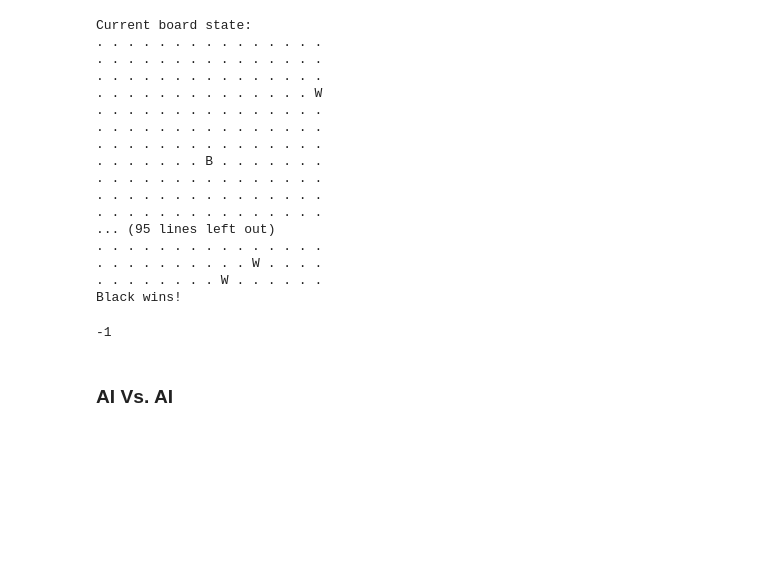
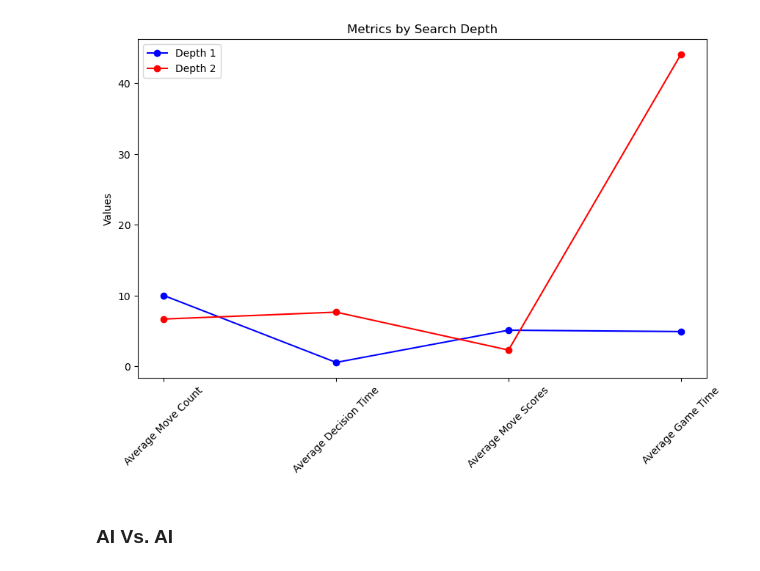
Before and after one commit to gabriel-ferreira-life/572_artificial_intelligece, a Jupyter notebook: Labs/Lab2_Gomoku_Game/AIMA/Play_Test.ipynb, the cells around one changed output. Drawn from its saved outputs; the diff is of its cells as text; code cells hidden in the pictures; blank space fills up the shorter version.

Commit message:
Depth Analysis - Completed

```diff
--- a/Labs/Lab2_Gomoku_Game/AIMA/Play_Test.ipynb
+++ b/Labs/Lab2_Gomoku_Game/AIMA/Play_Test.ipynb
@@ -6,30 +112,40 @@ from players_test import *
+# %%
+import matplotlib.pyplot as plt
+import numpy as np
+
+# Metrics data
+metrics_labels = ['Average Move Count', 'Average Decision Time', 'Average Move Scores', 'Average Game Time']
+depth_1_values = [10.0, 0.5366666666666667, 5.093333333333334, 4.8999999999999995]
+depth_2_values = [6.666666666666667, 7.646666666666666, 2.2866666666666666, 44.080000000000005]
+
+# X locations for the groups
+ind = np.arange(len(metrics_labels))
+
+# Plotting
+fig, ax = plt.subplots(figsize=(10, 6))
+line1 = ax.plot(ind, depth_1_values, color='blue', marker='o', label='Depth 1')
+line2 = ax.plot(ind, depth_2_values, color='red', marker='o', label='Depth 2')
+
+# Add some text for labels, title, and custom x-axis tick labels, etc.
+ax.set_ylabel('Values')
+ax.set_title('Metrics by Search Depth')
+ax.set_xticks(ind)
+ax.set_xticklabels(metrics_labels)
+ax.legend()
+
+# Rotate the tick labels for better readability
+plt.xticks(rotation=45)
+
+plt.show()
+# %% [output]
+[figure, added]
 # %%
-gomoku = Gomoku()
+# gomoku = Gomoku()
 
-simple_alpha_beta_player_2 = alpha_beta_player(depth=2, evaluation_func=evaluate_game_state_simple)
-improved_alpha_beta_player_2 = alpha_beta_player(depth=2, evaluation_func=evaluate_game_state_improved)
-improved_alpha_beta_player_3 = alpha_beta_player(depth=3, evaluation_func=evaluate_game_state_improved)
+# # Players
+# simple_alpha_beta_player_2 = alpha_beta_player(depth=2, evaluation_func=get_score)
+# improved_alpha_beta_player_2 = alpha_beta_player(depth=2, evaluation_func=evaluate_game_state_improved)
+# improved_alpha_beta_player_3 = alpha_beta_player(depth=3, evaluation_func=evaluate_game_state_improved)
 
-result = gomoku.play_game(human_player, random_player)
+
+# result = gomoku.play_game(human_player, random_player)
-# %% [output]
-Current board state:
-. . . . . . . . . . . . . . .
-. . . . . . . . . . . . . . .
-. . . . . . . . . . . . . . .
-. . . . . . . . . . . . . . W
-. . . . . . . . . . . . . . .
-. . . . . . . . . . . . . . .
-. . . . . . . . . . . . . . .
-. . . . . . . B . . . . . . .
-. . . . . . . . . . . . . . .
-. . . . . . . . . . . . . . .
-. . . . . . . . . . . . . . .
-... (95 lines left out)
-. . . . . . . . . . . . . . .
-. . . . . . . . . . W . . . .
-. . . . . . . . W . . . . . .
-Black wins!
-# %%
-result
-# %% [output]
--1
```
Also changed, not shown: parts of 9 cells of this notebook, 13 other files.
